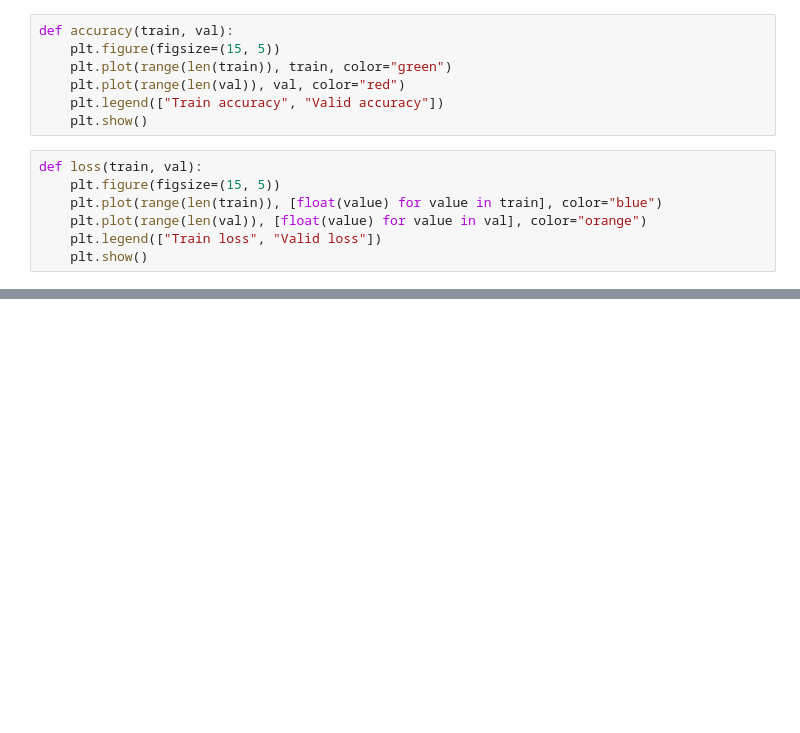
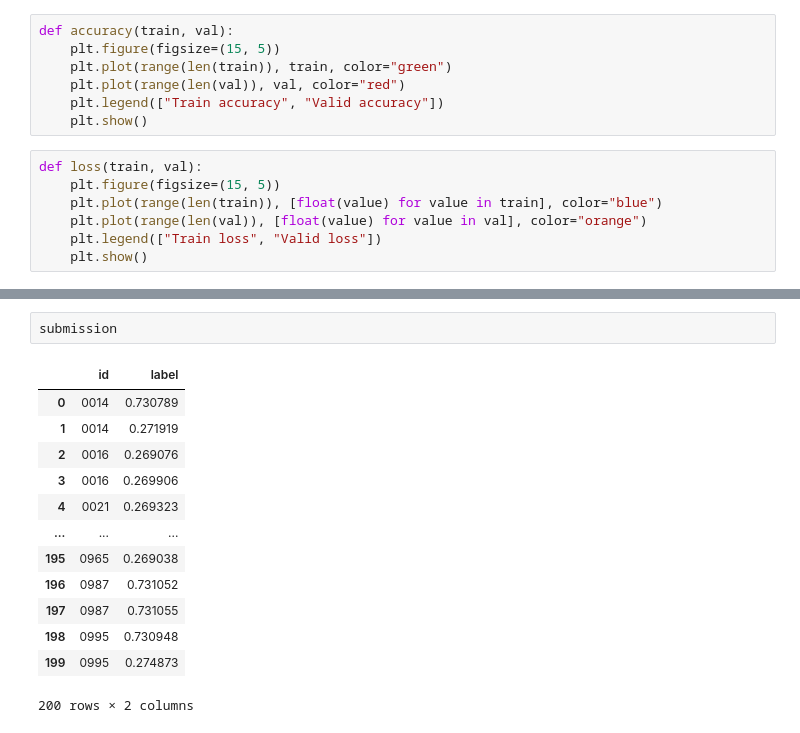
Before and after one commit to neygenius/python, a Jupyter notebook: main.ipynb, the cells around one changed output, grey strips where cells are left out. Saved outputs shown, nothing was run; the diff lists cells and outputs as text; blank space fills up the shorter version.

```diff
--- a/main.ipynb
+++ b/main.ipynb
@@ -281,0 +317,16 @@ loss(loss_values, val_loss_values)
+# %%
+submission
+# %% [output]
+|  | id | label |
+| 0 | 0014 | 0.730789 |
+| 1 | 0014 | 0.271919 |
+| 2 | 0016 | 0.269076 |
+| 3 | 0016 | 0.269906 |
+| 4 | 0021 | 0.269323 |
+| ... | ... | ... |
+| 195 | 0965 | 0.269038 |
+| 196 | 0987 | 0.731052 |
+| 197 | 0987 | 0.731055 |
+| 198 | 0995 | 0.730948 |
+| 199 | 0995 | 0.274873 |
+200 rows × 2 columns
```
Also changed, not shown: parts of 13 cells of this notebook, 1 other file.
